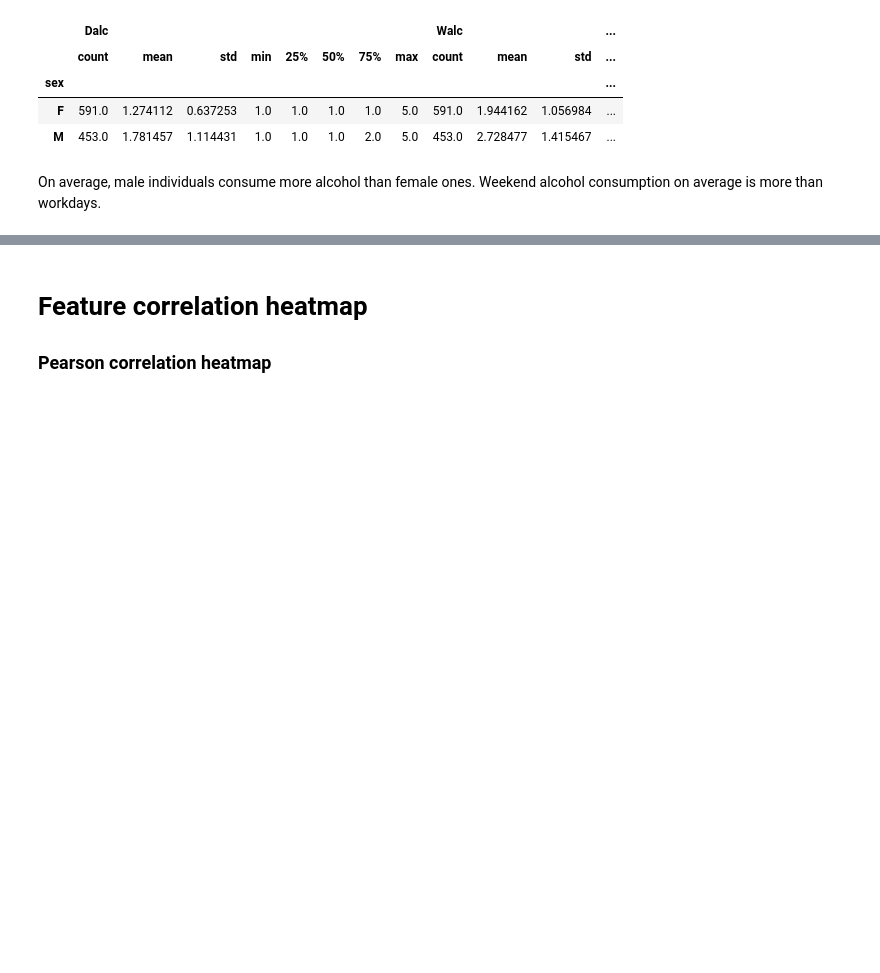
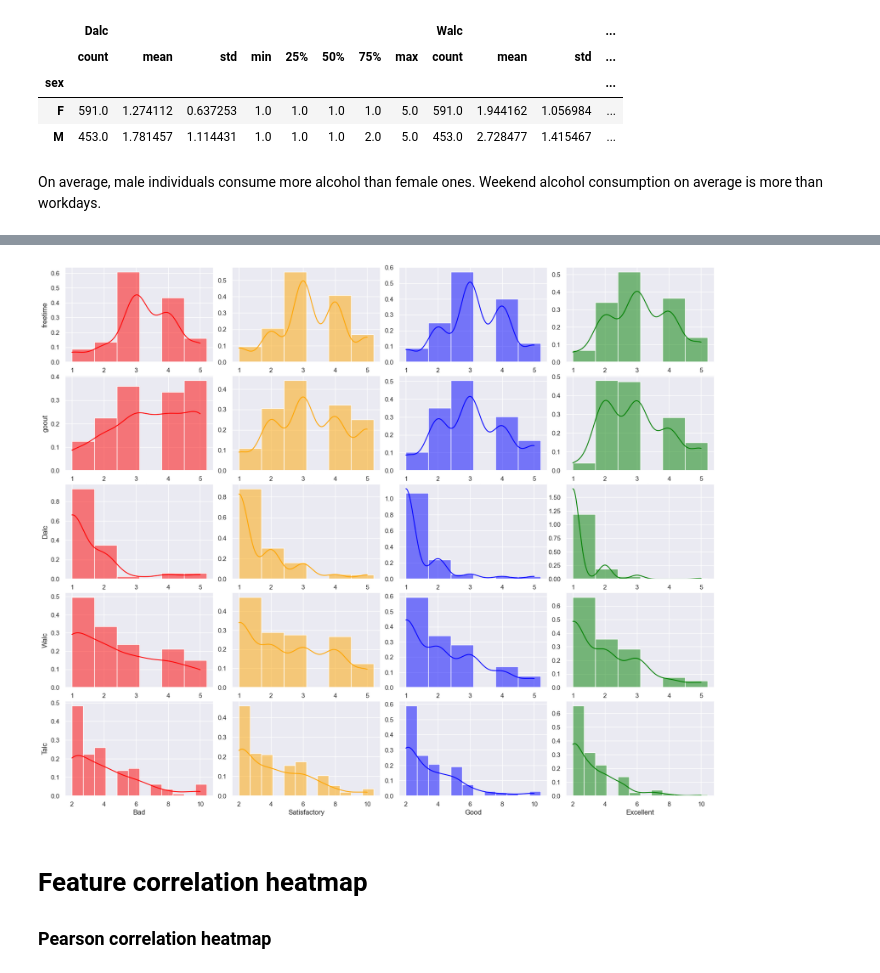
Before and after one commit to banislav/student-alcohol-consumption, a Jupyter notebook: eda-notebook.ipynb, the cells around one changed output, grey strips where cells are left out. Cells and saved outputs as stored; diff of their text form; code cells hidden in the pictures; blank space fills up the shorter version.

```diff
--- a/eda-notebook.ipynb
+++ b/eda-notebook.ipynb
@@ -94,3 +140,41 @@ plot_bootstrapped_grades(data[['G1', 'G2', 'G3']])
+# %%
+bad_grades = data[data['grade_cat'] == 'Bad']
+satisf_grades = data[data['grade_cat'] == 'Satisfactory']
+good_grades = data[data['grade_cat'] == 'Good']
+excellent_grades = data[data['grade_cat'] == 'Excellent']
+
+categorized_data = [bad_grades, satisf_grades, good_grades, excellent_grades]
+# %%
+cols = ['freetime', 'goout', 'Dalc', 'Walc', 'Talc']
+fig, ax = plt.subplots(5, 4, figsize=(16, 13))
+plt.tight_layout(pad=0)
+
+
+for i in range(len(categorized_data)):
+    j = 0
+
+    if i == 0:
+        clr = 'red'
+    elif i == 1:
+        clr = 'orange'
+    elif i == 2:
+        clr = 'blue'
+    else:
+        clr = 'green'
+
+    for col in cols:
+        sns.histplot(categorized_data[i][col], ax=ax[j][i], color=clr, alpha=0.5, binwidth=0.7, kde=True, stat='density')
+        if j == 4:
+            ax[j][i].set(xlabel=categorized_data[i]['grade_cat'].values[0])
+
+        if i == 0:
+            ax[j][i].set(ylabel=col)
+        else:
+            ax[j][i].set(ylabel='')
+
+        j += 1
+# %% [output]
+[figure, added]
 # %% [markdown]
 # Feature correlation heatmap
 ### Pearson correlation heatmap
```
Also changed, not shown: parts of 23 cells of this notebook.
